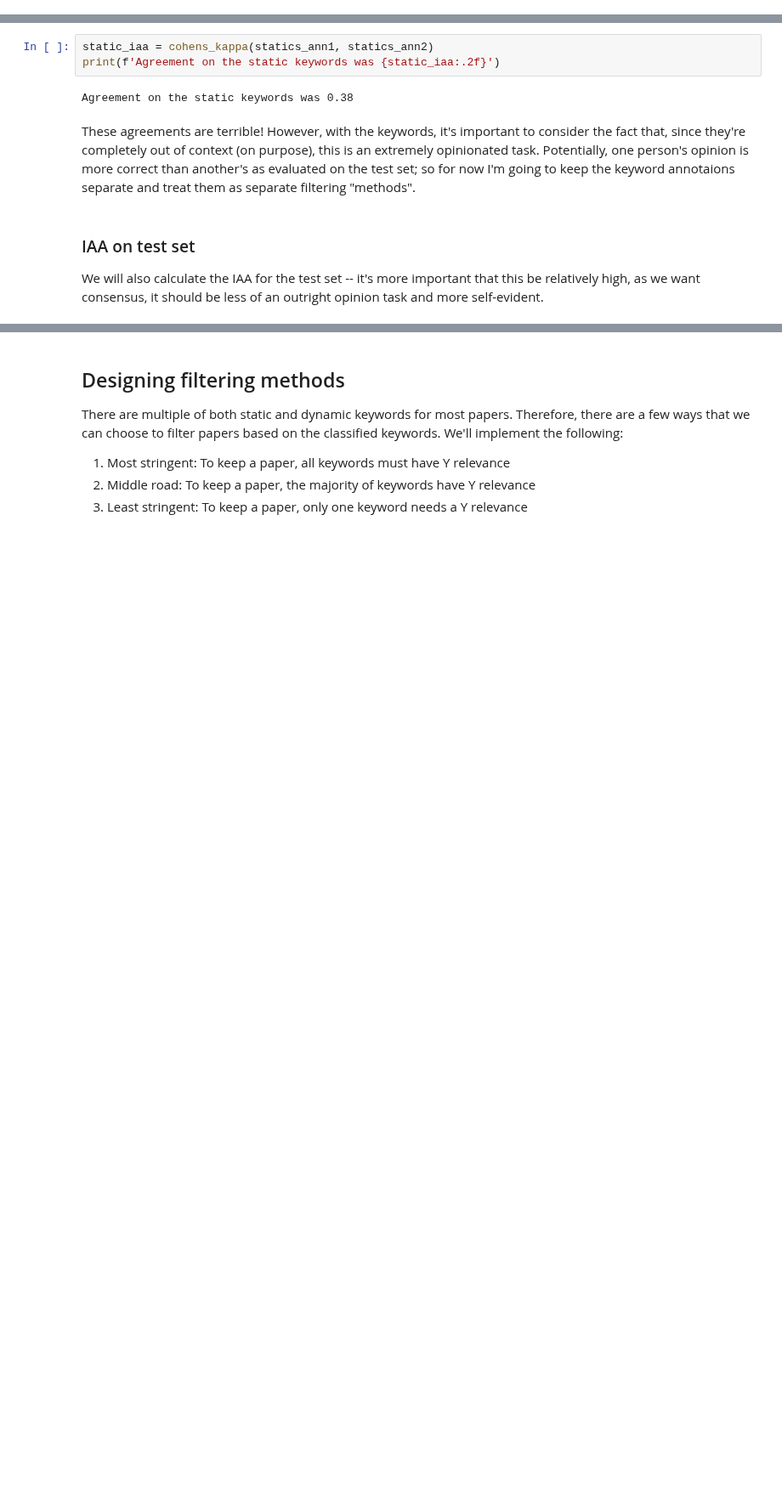
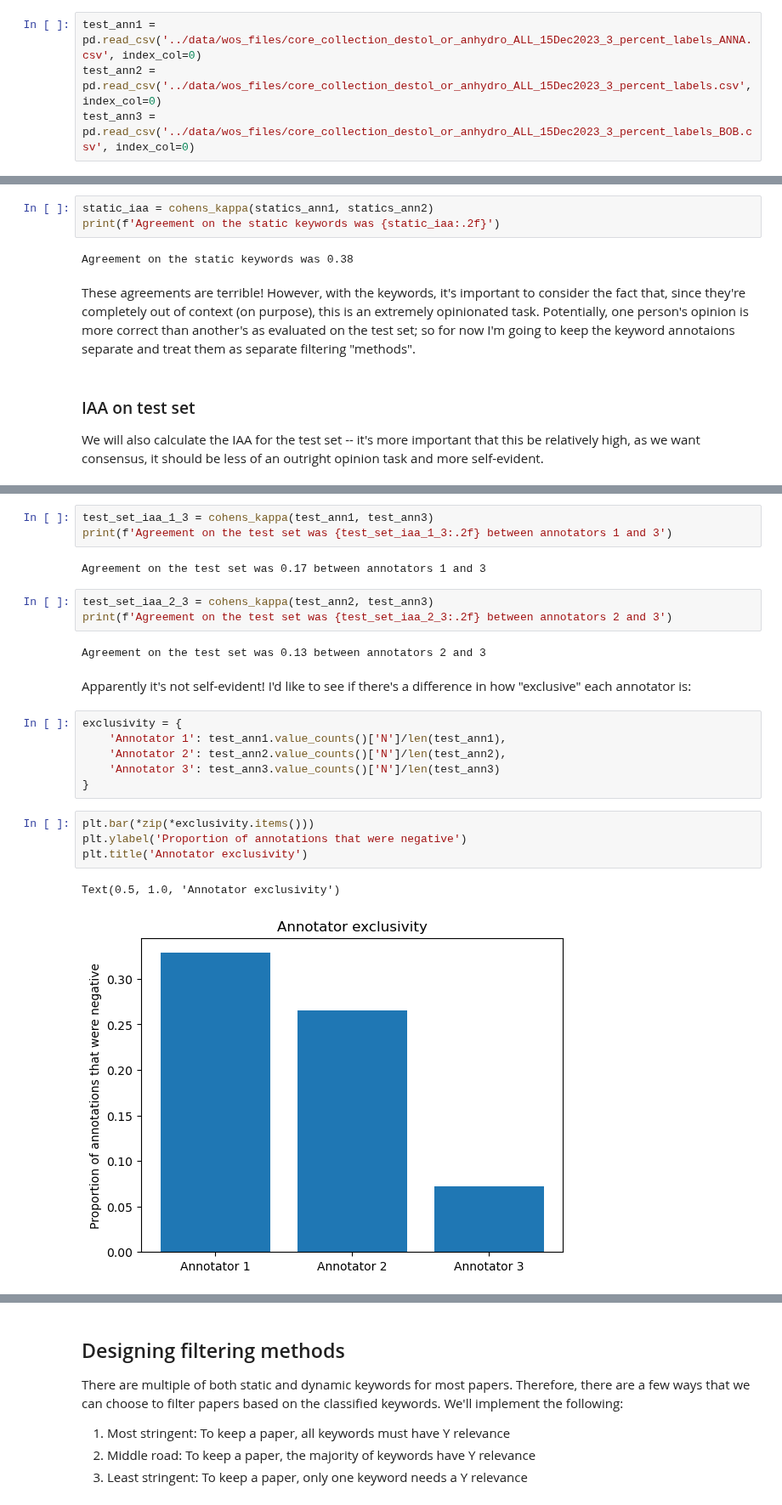
Before and after one commit to serenalotreck/desiccation-network, a Jupyter notebook: notebooks/WoS_dataset_filtering.ipynb, the cells around one changed output, grey strips where cells are left out. Shown at 85% size. Cells and saved outputs as stored; diff of their text form; blank space fills up the shorter version.

Commit message:
Finish filtering, add unification to relevance labeling

```diff
--- a/notebooks/WoS_dataset_filtering.ipynb
+++ b/notebooks/WoS_dataset_filtering.ipynb
@@ -26,3 +26,7 @@ statics_ann2 = pd.read_csv('../data/wos_files/static_keys_labeled_Ian_04Jan2024.
+# %%
+test_ann1 = pd.read_csv('../data/wos_files/core_collection_destol_or_anhydro_ALL_15Dec2023_3_percent_labels_ANNA.csv', index_col=0)
+test_ann2 = pd.read_csv('../data/wos_files/core_collection_destol_or_anhydro_ALL_15Dec2023_3_percent_labels.csv', index_col=0)
+test_ann3 = pd.read_csv('../data/wos_files/core_collection_destol_or_anhydro_ALL_15Dec2023_3_percent_labels_BOB.csv', index_col=0)
 # %% [markdown]
 ## Calculating IAA
 We'll use [Cohen's kappa](https://surge-ai.medium.com/inter-annotator-agreement-an-introduction-to-cohens-kappa-statistic-dcc15ffa5ac4) for calculating this metric, which is defined as:
@@ -81,0 +91,25 @@ We will also calculate the IAA for the test set -- it's more important that this
+# %%
+test_set_iaa_1_3 = cohens_kappa(test_ann1, test_ann3)
+print(f'Agreement on the test set was {test_set_iaa_1_3:.2f} between annotators 1 and 3')
+# %% [output]
+Agreement on the test set was 0.17 between annotators 1 and 3
+# %%
+test_set_iaa_2_3 = cohens_kappa(test_ann2, test_ann3)
+print(f'Agreement on the test set was {test_set_iaa_2_3:.2f} between annotators 2 and 3')
+# %% [output]
+Agreement on the test set was 0.13 between annotators 2 and 3
+# %% [markdown]
+Apparently it's not self-evident! I'd like to see if there's a difference in how "exclusive" each annotator is:
+# %%
+exclusivity = {
+    'Annotator 1': test_ann1.value_counts()['N']/len(test_ann1),
+    'Annotator 2': test_ann2.value_counts()['N']/len(test_ann2),
+    'Annotator 3': test_ann3.value_counts()['N']/len(test_ann3)
+}
+# %%
+plt.bar(*zip(*exclusivity.items()))
+plt.ylabel('Proportion of annotations that were negative')
+plt.title('Annotator exclusivity')
+# %% [output]
+Text(0.5, 1.0, 'Annotator exclusivity')
+[figure, added]
```
Also changed, not shown: parts of 44 cells of this notebook, 4 other files.
